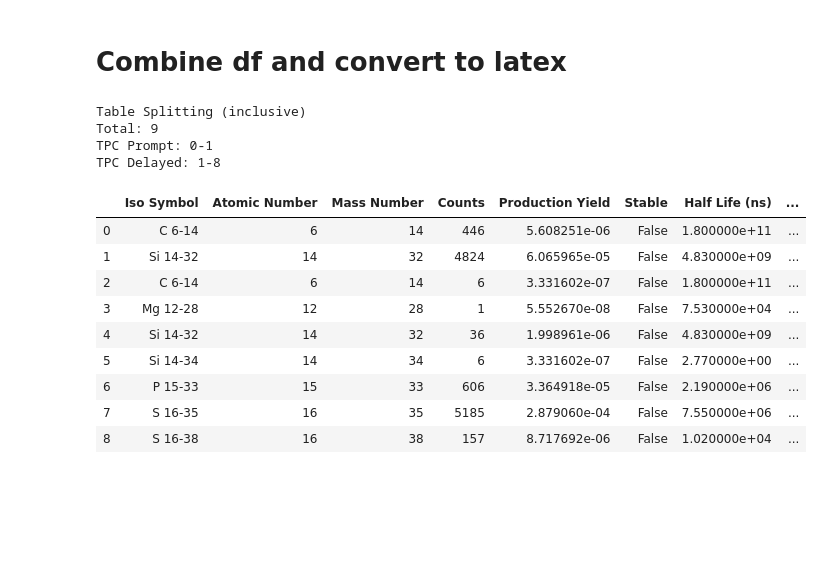
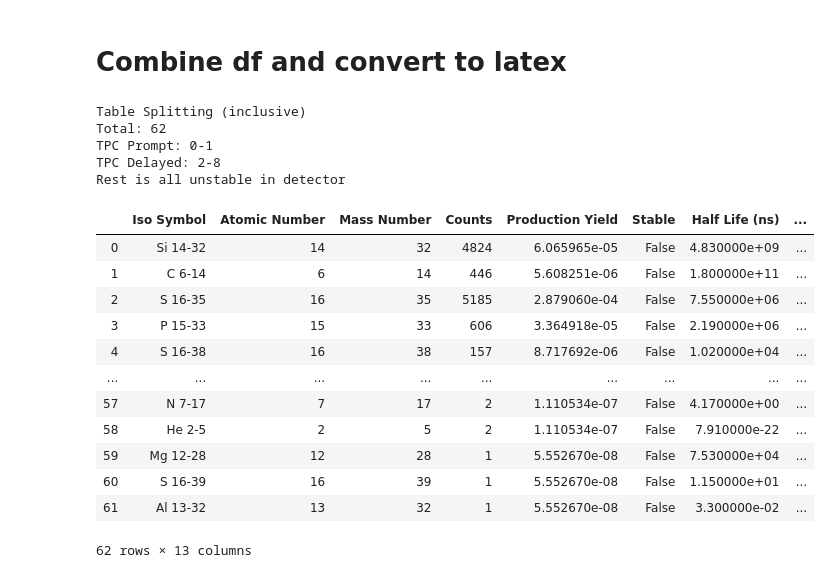
Before and after one commit to TomSB1423/nucleide_data, a Jupyter notebook: vol_counts.ipynb, the cells around one changed output. Drawn from its saved outputs; the diff is of its cells as text; code cells hidden in the pictures; blank space fills up the shorter version.

```diff
--- a/vol_counts.ipynb
+++ b/vol_counts.ipynb
@@ -60,7 +60,16 @@ df_buffers = df_buffers[["Iso Symbol","Atomic Number","Mass Number","Counts","Pr
 year_in_nano = (3.154 * 10**16)
 year_in_sec = (3.154 * 10**7)
 day_in_nano = (8.64 * 10 ** 13)
-sim_length = 29.01
+### VARY THIS ###
+muon_no = 10 ** 8
+muon_flux = 3.447 * 10 ** 6 # per year
+sim_length = muon_no / muon_flux
+print(f"Simulation length (yr): {sim_length}")
+
 df_buffers["Production (/yr)"] = df_buffers["Counts"] / sim_length
 df_TPC_prompt["Production (/yr)"] = df_TPC_prompt["Counts"] / sim_length
 df_TPC_delayed["Production (/yr)"] = df_TPC_delayed["Counts"] / sim_length
+# Yield per muon
+df_buffers["Yield per Muon (/yr)"] = df_buffers["Counts"] / muon_no
+df_TPC_prompt["Yield per Muon (/yr)"] = df_TPC_prompt["Counts"] / muon_no
+df_TPC_delayed["Yield per Muon (/yr)"] = df_TPC_delayed["Counts"] / muon_no
@@ -69,7 +78,3 @@ df_TPC_delayed["Production (/yr)"] = df_TPC_delayed["Counts"] / sim_length
-# %%
-df_TPC_delayed["Decays (/yr)"] = df_TPC_delayed["Production (/yr)"] - df_TPC_delayed["Production (/yr)"] * np.e ** (-np.log(2)/(df_TPC_delayed["Half Life (ns)"] * 10 ** -9) * year_in_sec)
-df_TPC_prompt["Decays (/yr)"] = df_TPC_prompt["Production (/yr)"] - df_TPC_prompt["Production (/yr)"] * np.e ** (-np.log(2)/(df_TPC_prompt["Half Life (ns)"] * 10 ** -9) * year_in_sec)
-df_buffers["Decays (/yr)"] = df_buffers["Production (/yr)"] - df_buffers["Production (/yr)"] * np.e ** (-np.log(2)/(df_buffers["Half Life (ns)"] * 10 ** -9) * year_in_sec)
 # %% [markdown]
 ### Create unstable dfs
 # %%
@@ -281,12 +306,10 @@ Total Production (/yr): 181.6614960358497
 ## Any isotopes that beta decay
 # %%
 # All unstable that beta decay with decays per year > 1
-unstable_TPC_delayed_beta = unstable_TPC_delayed[unstable_TPC_delayed["Decays (/yr)"] > 1].sort_values("Counts", ascending=False)
-unstable_TPC_delayed_beta_high = unstable_TPC_delayed_beta[unstable_TPC_delayed_beta["Production Yield"]> 0.001]
-unstable_TPC_delayed_grouped = unstable_TPC_delayed_beta.groupby(['Atomic Number'])["Counts"].sum()
+unstable_TPC_delayed_beta = unstable_TPC_delayed.sort_values("Counts", ascending=False).reset_index(drop=True)
+unstable_TPC_delayed_grouped = unstable_TPC_delayed_beta.groupby(['Atomic Number'])["Production (/yr)"].sum()
 unstable_TPC_delayed_grouped.plot.bar(x="Atomic Number", log=True)
 plt.title("Total Unstable Delayed Isotope Yields")
 plt.show()
-print(unstable_TPC_delayed_beta_high)
-unstable_TPC_delayed_beta
+unstable_TPC_delayed_beta.head(70)
 # %% [output]
@@ -363,26 +372,31 @@ plt.show()
 # Combine df and convert to latex
 # %%
 print("Table Splitting (inclusive)")
-important_combined = pd.concat([important_TPC_prompt.sort_values("Atomic Number"), important_TPC_delayed.sort_values("Atomic Number")]).reset_index(drop=True)
+important_combined = pd.concat([important_TPC_prompt.sort_values("Counts", ascending=False), important_TPC_delayed.sort_values("Counts", ascending=False), unstable_TPC_delayed_beta.sort_values("Counts", ascending=False)]).reset_index(drop=True)
 print(f"Total: {len(important_combined)}")
 print(f"TPC Prompt: 0-{len(important_TPC_prompt)-1}")
-print(f"TPC Delayed: {len(important_TPC_prompt)-1}-{len(important_TPC_prompt) + len(important_TPC_delayed)-1}")
+print(f"TPC Delayed: {len(important_TPC_prompt)}-{len(important_TPC_prompt) + len(important_TPC_delayed)-1}")
+print("Rest is all unstable in detector")
 important_combined
 # %% [output]
 Table Splitting (inclusive)
-Total: 9
+Total: 62
 TPC Prompt: 0-1
-TPC Delayed: 1-8
+TPC Delayed: 2-8
+Rest is all unstable in detector
 |  | Iso Symbol | Atomic Number | Mass Number | Counts | Production Yield | Stable | Half Life (ns) | ... |
-| 0 | C 6-14 | 6 | 14 | 446 | 5.608251e-06 | False | 1.800000e+11 | ... |
-| 1 | Si 14-32 | 14 | 32 | 4824 | 6.065965e-05 | False | 4.830000e+09 | ... |
-| 2 | C 6-14 | 6 | 14 | 6 | 3.331602e-07 | False | 1.800000e+11 | ... |
-| 3 | Mg 12-28 | 12 | 28 | 1 | 5.552670e-08 | False | 7.530000e+04 | ... |
-| 4 | Si 14-32 | 14 | 32 | 36 | 1.998961e-06 | False | 4.830000e+09 | ... |
-| 5 | Si 14-34 | 14 | 34 | 6 | 3.331602e-07 | False | 2.770000e+00 | ... |
-| 6 | P 15-33 | 15 | 33 | 606 | 3.364918e-05 | False | 2.190000e+06 | ... |
-| 7 | S 16-35 | 16 | 35 | 5185 | 2.879060e-04 | False | 7.550000e+06 | ... |
-| 8 | S 16-38 | 16 | 38 | 157 | 8.717692e-06 | False | 1.020000e+04 | ... |
+| 0 | Si 14-32 | 14 | 32 | 4824 | 6.065965e-05 | False | 4.830000e+09 | ... |
+| 1 | C 6-14 | 6 | 14 | 446 | 5.608251e-06 | False | 1.800000e+11 | ... |
+| 2 | S 16-35 | 16 | 35 | 5185 | 2.879060e-04 | False | 7.550000e+06 | ... |
+| 3 | P 15-33 | 15 | 33 | 606 | 3.364918e-05 | False | 2.190000e+06 | ... |
+| 4 | S 16-38 | 16 | 38 | 157 | 8.717692e-06 | False | 1.020000e+04 | ... |
+| ... | ... | ... | ... | ... | ... | ... | ... | ... |
+| 57 | N 7-17 | 7 | 17 | 2 | 1.110534e-07 | False | 4.170000e+00 | ... |
+| 58 | He 2-5 | 2 | 5 | 2 | 1.110534e-07 | False | 7.910000e-22 | ... |
+| 59 | Mg 12-28 | 12 | 28 | 1 | 5.552670e-08 | False | 7.530000e+04 | ... |
+| 60 | S 16-39 | 16 | 39 | 1 | 5.552670e-08 | False | 1.150000e+01 | ... |
+| 61 | Al 13-32 | 13 | 32 | 1 | 5.552670e-08 | False | 3.300000e-02 | ... |
+62 rows × 13 columns
 # %%
 # Add columns
 important_combined["Half Life (s)"] = important_combined["Half Life (ns)"] * 10 ** -9
```
Also changed, not shown: parts of 9 cells of this notebook, 6 other files.
